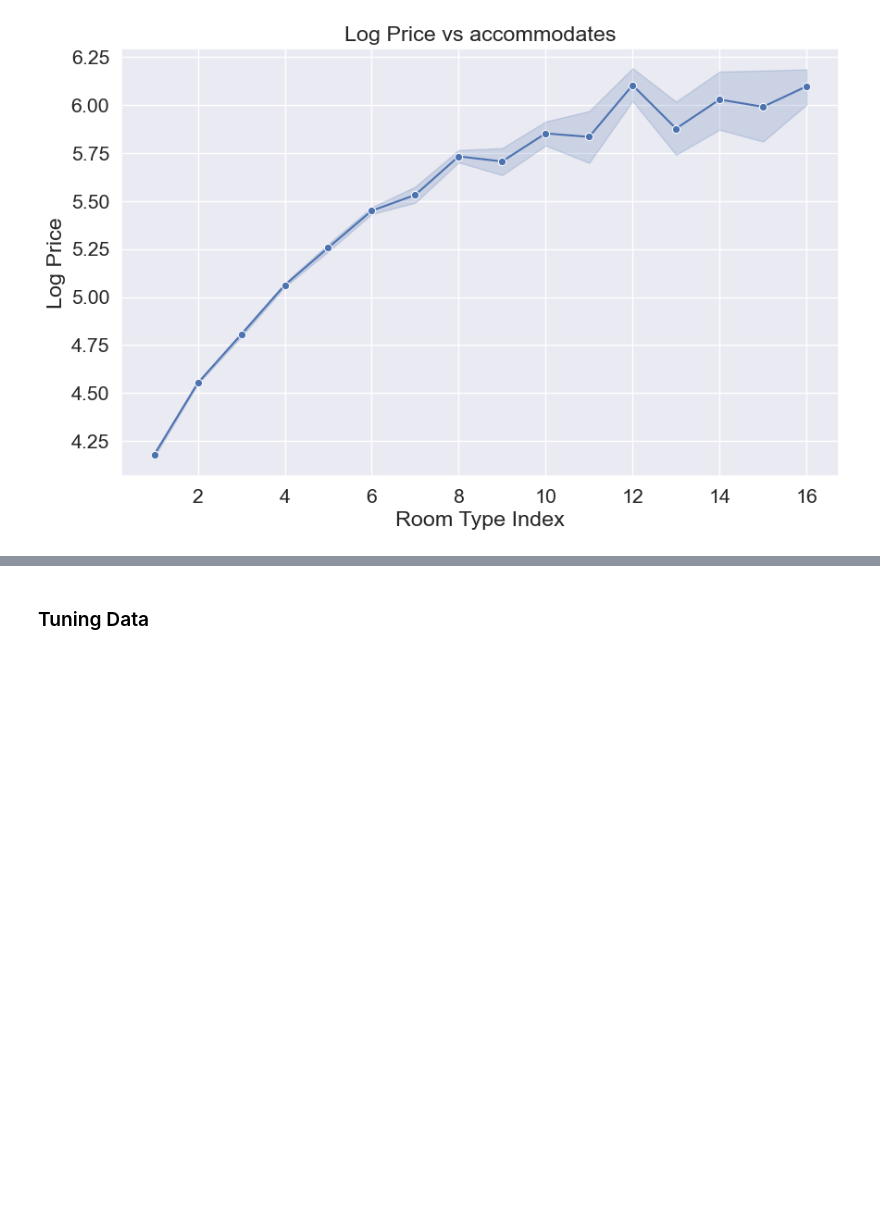
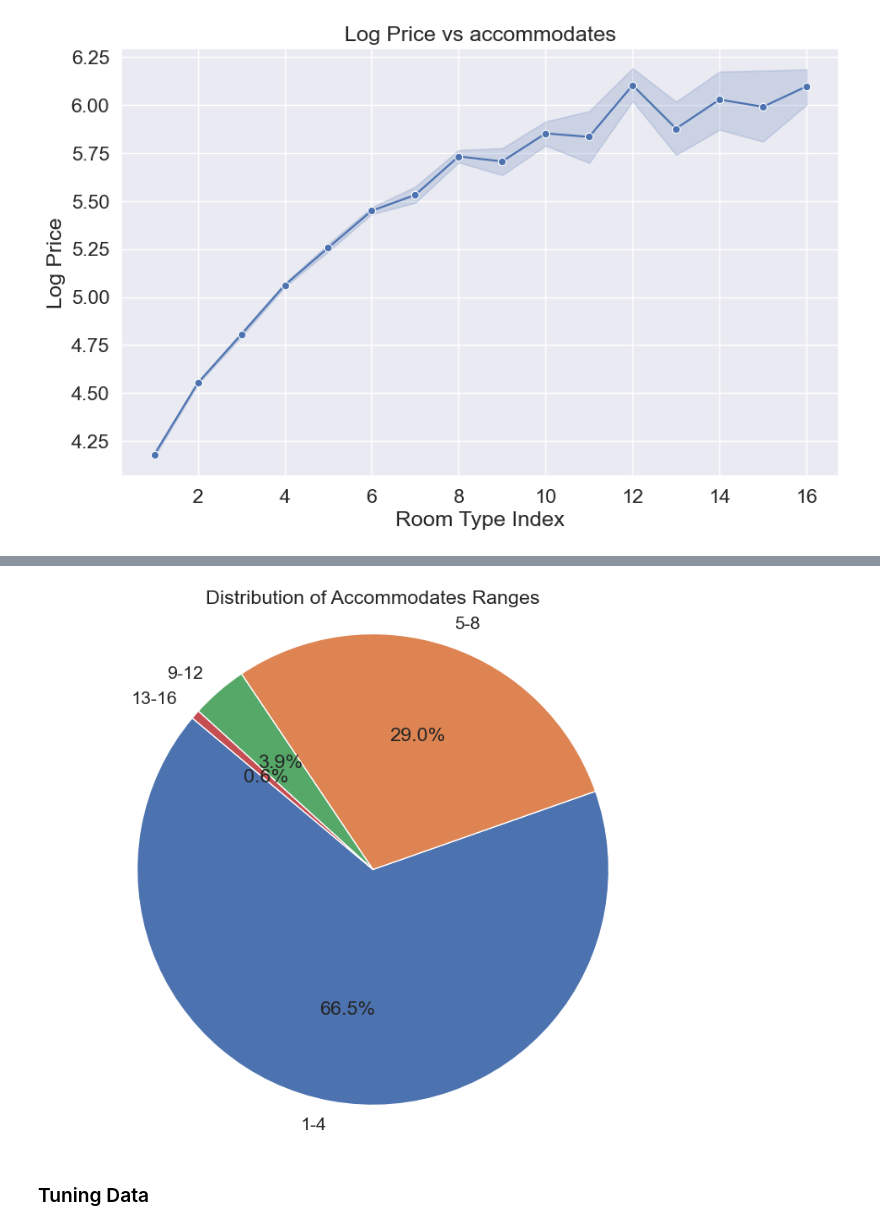
Before and after one commit to ella-arminta/airbnb-price-prediction, a Jupyter notebook: airbnbprediction3.ipynb, the cells around one changed output, grey strips where cells are left out. Drawn from its saved outputs; the diff is of its cells as text; code cells hidden in the pictures; blank space fills up the shorter version.

```diff
--- a/airbnbprediction3.ipynb
+++ b/airbnbprediction3.ipynb
@@ -438,3 +491,25 @@ plt.show()
+# %%
+import pandas as pd
+dfdistaccomodates = dfcolfinal.toPandas()
+
+# Define the ranges for accommodates
+bins = [0, 4, 8, 12, 16]
+labels = ['1-4', '5-8', '9-12', '13-16']
+
+# Create a new column 'accommodates_range' that groups accommodates into ranges
+dfdistaccomodates['accommodates_range'] = pd.cut(dfdistaccomodates['accommodates'], bins=bins, labels=labels, right=False)
+
+# Count the occurrences of each range
+accommodates_counts = dfdistaccomodates['accommodates_range'].value_counts().sort_index()
+
+# Plotting the pie chart
+plt.figure(figsize=(10, 8))
+plt.pie(accommodates_counts, labels=accommodates_counts.index, autopct='%1.1f%%', startangle=140)
+plt.title('Distribution of Accommodates Ranges')
+plt.axis('equal')  # Equal aspect ratio ensures the pie chart is circular.
+plt.show()
+# %% [output]
+[figure, added]
 # %% [markdown]
 ### Tuning Data
 # %%
```
Also changed, not shown: parts of 7 cells of this notebook.
